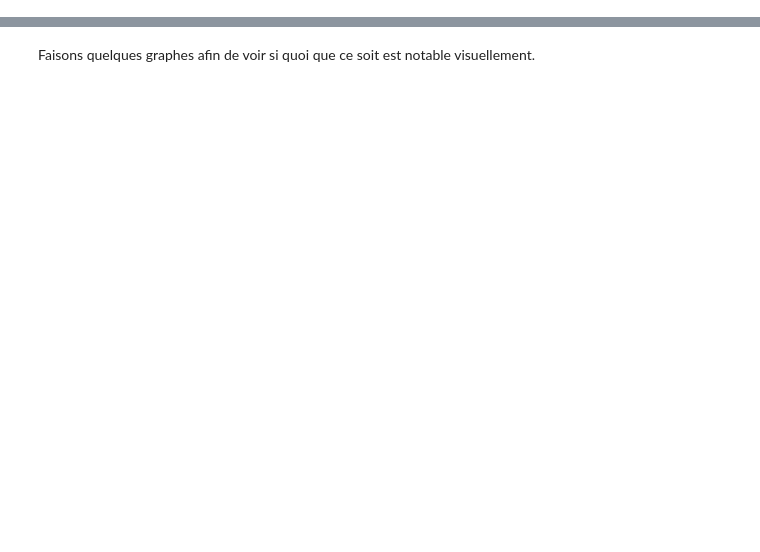
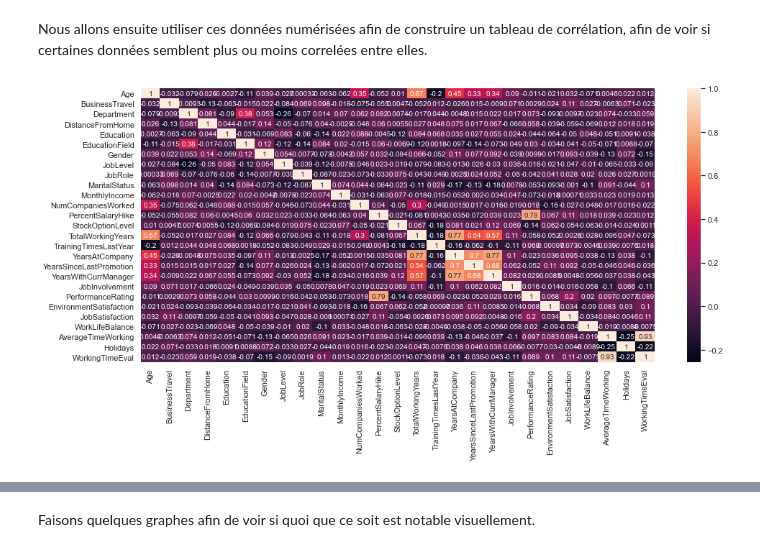
Before and after one commit to doublegui2/projet-ia, a Jupyter notebook: Projet_IA.ipynb, the cells around one changed output, grey strips where cells are left out. Drawn from its saved outputs; the diff is of its cells as text; code cells hidden in the pictures; blank space fills up the shorter version.

```diff
--- a/Projet_IA.ipynb
+++ b/Projet_IA.ipynb
@@ -473,0 +300,4 @@ plt.show()
+# %%
+combinedLeft = combined_csv.drop(combined_csv[combined_csv.Attrition == 'No'].index).copy()
+combinedLeft.reset_index(drop=True, inplace=True)
+combinedLeft
@@ -473,0 +338,10 @@ plt.show()
+# %%
+diAttrition = {'No': 0, 'Yes': 1}
+diBusinessTravel = {'Non-Travel': 0, 'Travel_Rarely':1, 'Travel_Frequently':2 }
+diDepartment = {'Human Resources': 0, 'Sales': 1, 'Research & Development': 2}
+diEducationField = {'Other': 0, 'Human Resources': 1, 'Technical Degree': 2, 'Marketing': 3, 'Medical': 4, 'Life Sciences': 5}
+diJobRole = {'Human Resources': 0, 'Sales Representative': 1, 'Manager': 2, 'Manufacturing Director': 3,
+             'Healthcare Representative': 4, 'Research Director': 5, 'Laboratory Technician': 6, 'Research Scientist': 7,
+             'Sales Executive': 8}
+diGender = {'Male': 0, 'Female':1}
+diMaritalStatus = {'Married': 0, 'Single': 1, 'Divorced':2}
@@ -473,0 +354,4 @@ plt.show()
+# %%
+combinedLeftNum = combinedLeft.copy()
+combinedLeftNum.reset_index(drop=True, inplace=True)
+combinedLeftNum
@@ -473,0 +374,8 @@ plt.show()
+# %%
+combinedLeftNum['Attrition'] = combinedLeftNum['Attrition'].map(diAttrition)
+combinedLeftNum['BusinessTravel'] = combinedLeftNum['BusinessTravel'].map(diBusinessTravel)
+combinedLeftNum['Department'] = combinedLeftNum['Department'].map(diDepartment)
+combinedLeftNum['EducationField'] = combinedLeftNum['EducationField'].map(diEducationField)
+combinedLeftNum['JobRole'] = combinedLeftNum['JobRole'].map(diJobRole)
+combinedLeftNum['Gender'] = combinedLeftNum['Gender'].map(diGender)
+combinedLeftNum['MaritalStatus'] = combinedLeftNum['MaritalStatus'].map(diMaritalStatus)
@@ -473,0 +400,11 @@ plt.show()
+# %% [markdown]
+Nous allons ensuite utiliser ces données numérisées afin de construire un tableau de corrélation, afin de voir si certaines données semblent plus ou moins correlées entre elles.
+# %%
+corr_cols_left = combinedLeftNum.copy()
+corr_cols_left = corr_cols_left.drop(columns=['Attrition','StandardHours'])
+corr_left = corr_cols_left.corr()
+plt.figure(figsize=(16,7))
+sns.heatmap(corr_left, annot=True)
+plt.show()
+# %% [output]
+[figure, added]
```
Also changed, not shown: parts of 136 cells of this notebook.
